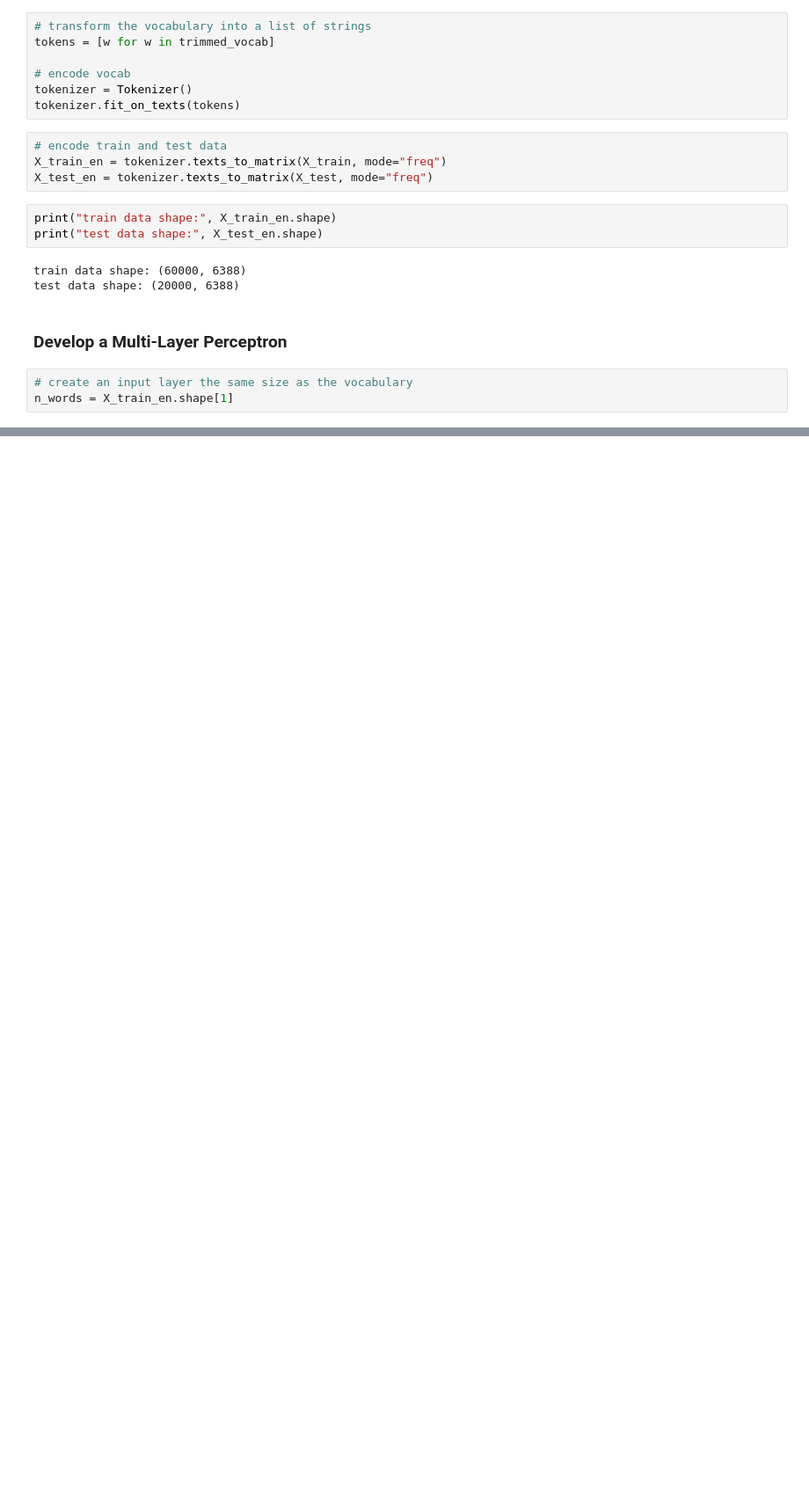
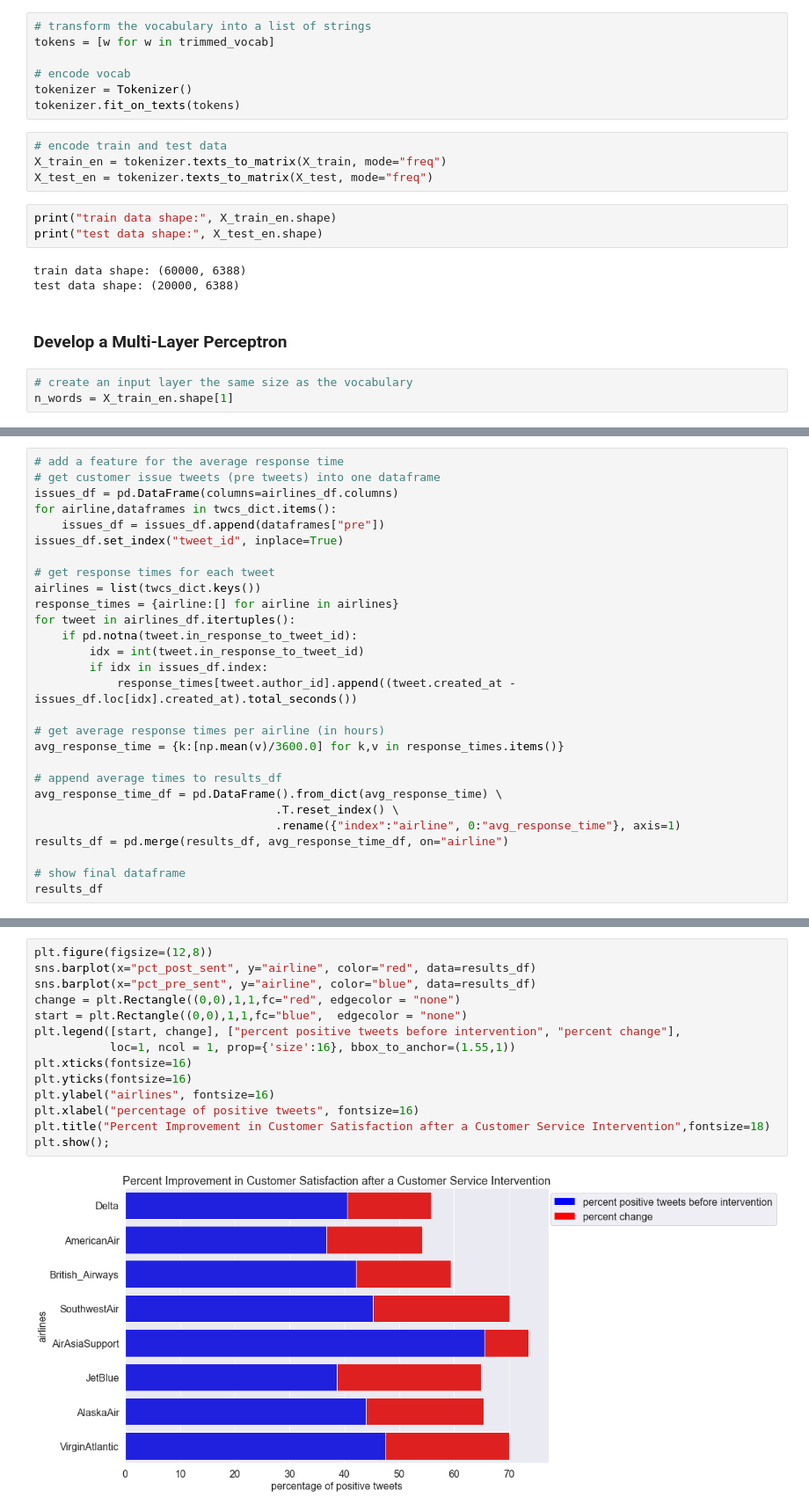
Before and after one commit to bmensah/springboard, a Jupyter notebook: capstone3/notebooks/Cap3_Processing_and_Modeling.ipynb, the cells around one changed output, grey strips where cells are left out. Shown: that part at 88% size. Cells and saved outputs as stored; diff of their text form; blank space fills up the shorter version.

```diff
--- a/capstone3/notebooks/Cap3_Processing_and_Modeling.ipynb
+++ b/capstone3/notebooks/Cap3_Processing_and_Modeling.ipynb
@@ -503,0 +428,28 @@ topic
+# %%
+# add a feature for the average response time
+# get customer issue tweets (pre tweets) into one dataframe
+issues_df = pd.DataFrame(columns=airlines_df.columns)
+for airline,dataframes in twcs_dict.items():
+    issues_df = issues_df.append(dataframes["pre"])
+issues_df.set_index("tweet_id", inplace=True)
+
+# get response times for each tweet
+airlines = list(twcs_dict.keys())
+response_times = {airline:[] for airline in airlines}
+for tweet in airlines_df.itertuples():
+    if pd.notna(tweet.in_response_to_tweet_id):
+        idx = int(tweet.in_response_to_tweet_id)
+        if idx in issues_df.index:
+            response_times[tweet.author_id].append((tweet.created_at - issues_df.loc[idx].created_at).total_seconds())
+
+# get average response times per airline (in hours)
+avg_response_time = {k:[np.mean(v)/3600.0] for k,v in response_times.items()}
+
+# append average times to results_df
+avg_response_time_df = pd.DataFrame().from_dict(avg_response_time) \
+                                   .T.reset_index() \
+                                   .rename({"index":"airline", 0:"avg_response_time"}, axis=1)
+results_df = pd.merge(results_df, avg_response_time_df, on="airline")
+
+# show final dataframe
+results_df
@@ -503,0 +466,16 @@ topic
+# %%
+plt.figure(figsize=(12,8))
+sns.barplot(x="pct_post_sent", y="airline", color="red", data=results_df)
+sns.barplot(x="pct_pre_sent", y="airline", color="blue", data=results_df)
+change = plt.Rectangle((0,0),1,1,fc="red", edgecolor = "none")
+start = plt.Rectangle((0,0),1,1,fc="blue",  edgecolor = "none")
+plt.legend([start, change], ["percent positive tweets before intervention", "percent change"],
+           loc=1, ncol = 1, prop={'size':16}, bbox_to_anchor=(1.55,1))
+plt.xticks(fontsize=16)
+plt.yticks(fontsize=16)
+plt.ylabel("airlines", fontsize=16)
+plt.xlabel("percentage of positive tweets", fontsize=16)
+plt.title("Percent Improvement in Customer Satisfaction after a Customer Service Intervention",fontsize=18)
+plt.show();
+# %% [output]
+[figure, added]
```
Also changed, not shown: parts of 75 cells of this notebook.
